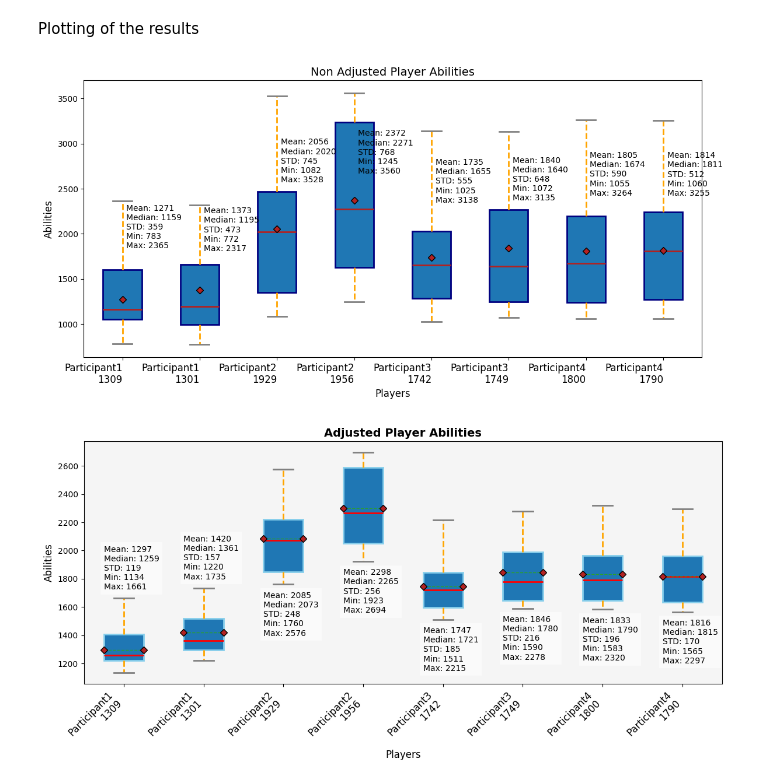
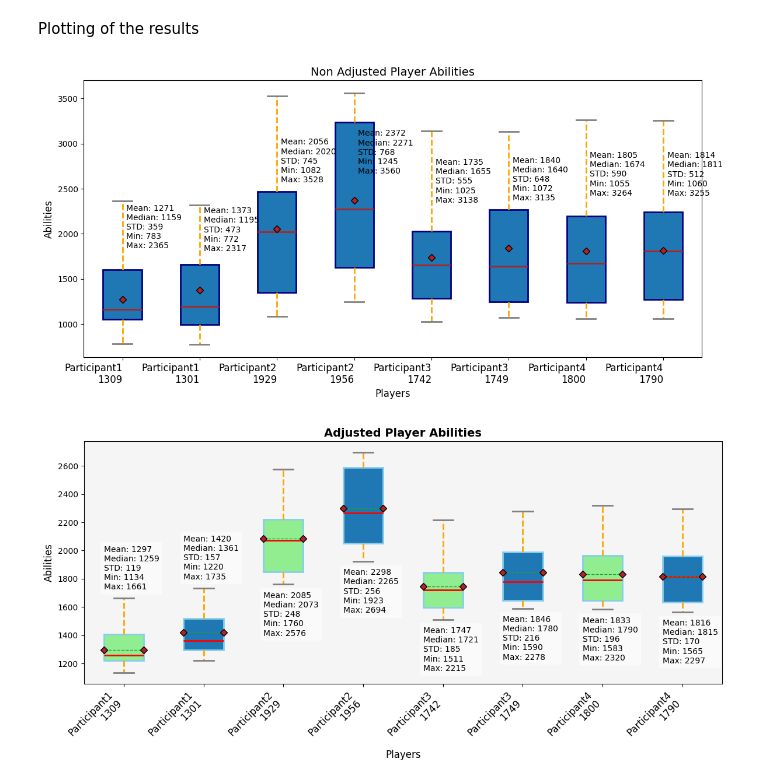
Before and after one commit to Luca-Sander/Bachelor-MIRT-Chess, a Jupyter notebook: Stats.ipynb, the cells around one changed output. Saved outputs shown, nothing was run; the diff lists cells and outputs as text; code cells hidden in the pictures.

```diff
--- a/Stats.ipynb
+++ b/Stats.ipynb
@@ -301,34 +301,37 @@ plt.xticks(range(1, len(playerNames) + 1), combined_labels, rotation=45, fontsiz
 plt.yticks(fontsize=10)
 plt.gca().set_facecolor('whitesmoke')
 
+for idx in [0, 2, 4, 6]:
+    bp['boxes'][idx].set_facecolor('lightgreen')
+
 # Calculate means and annotate the plot
 for j, abilities in enumerate(playerAbilities):
     mean_val = (int) (np.mean(abilities))
     std_val = (int) (np.std(abilities))
     min_val = (int) (np.min(abilities))
     max_val = (int) (np.max(abilities))
     median_val = (int) (np.median(abilities))
 
     # Plot the mean
     plt.scatter(j+1, mean_val, color='darkgreen', marker='o')
 
     # Adjust text position based on the box index
     if j < 2:  # For the first two
         text_y = max_val + 50  # Position above the plot
         va = 'bottom'
     else:  # For the rest
         text_y = min_val - 50  # Position below the plot
         va = 'top'
 
     plt.text(j+0.75, text_y,
              f'Mean: {mean_val}\nMedian: {median_val}\nSTD: {std_val}\nMin: {min_val}\nMax: {max_val}',
              ha='left', va=va, fontsize=10, color='black', bbox=dict(facecolor='white', alpha=0.5, edgecolor='none'))
 
 plt.xlabel('Players', fontsize=12)
 plt.ylabel('Abilities', fontsize=12)
 plt.title('Adjusted Player Abilities', fontsize=14, fontweight='bold')
 plt.tight_layout()
 plt.show()
 # %% [output]
 [figure]
-[figure, old version]
+[figure, new version]
```
